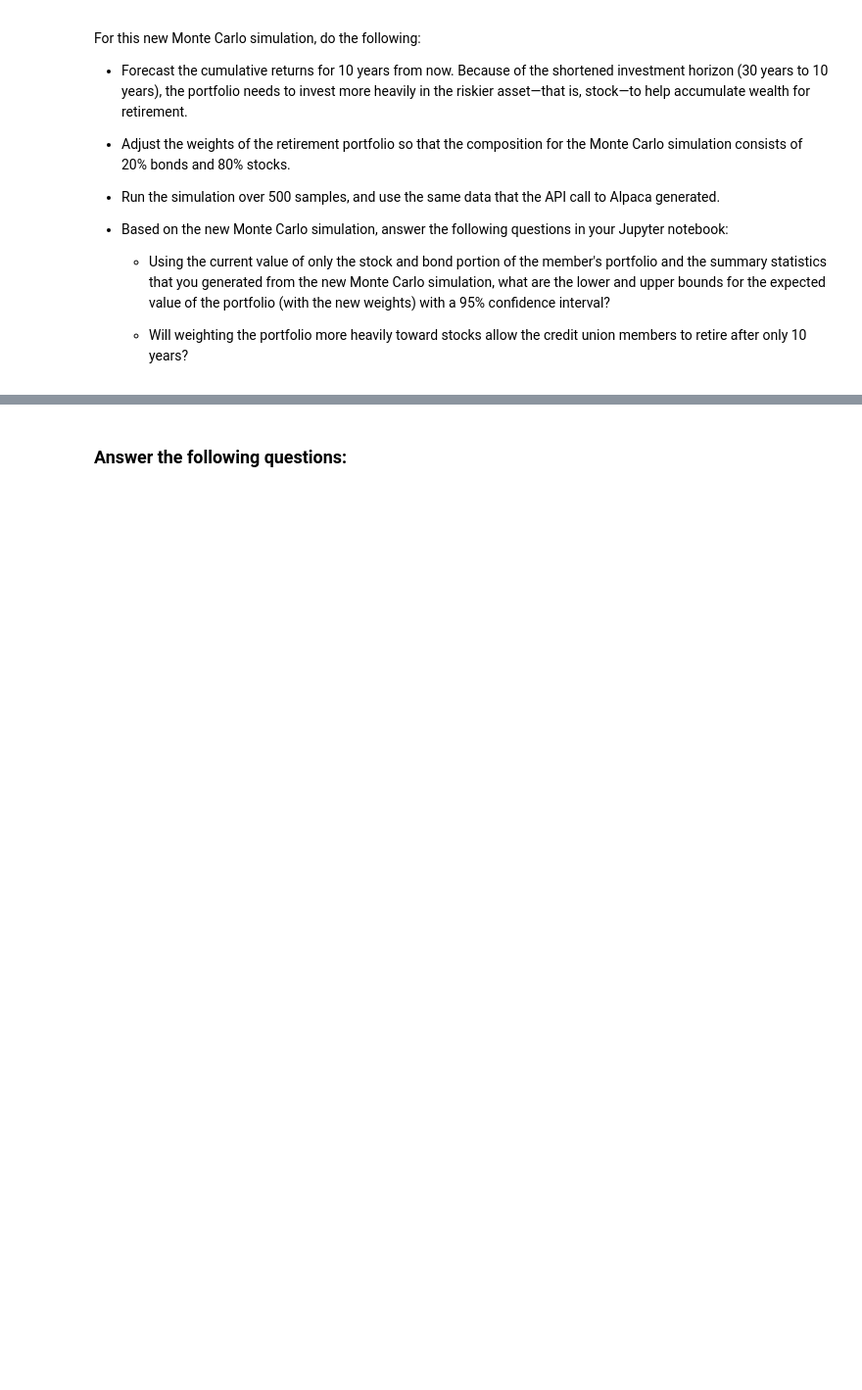
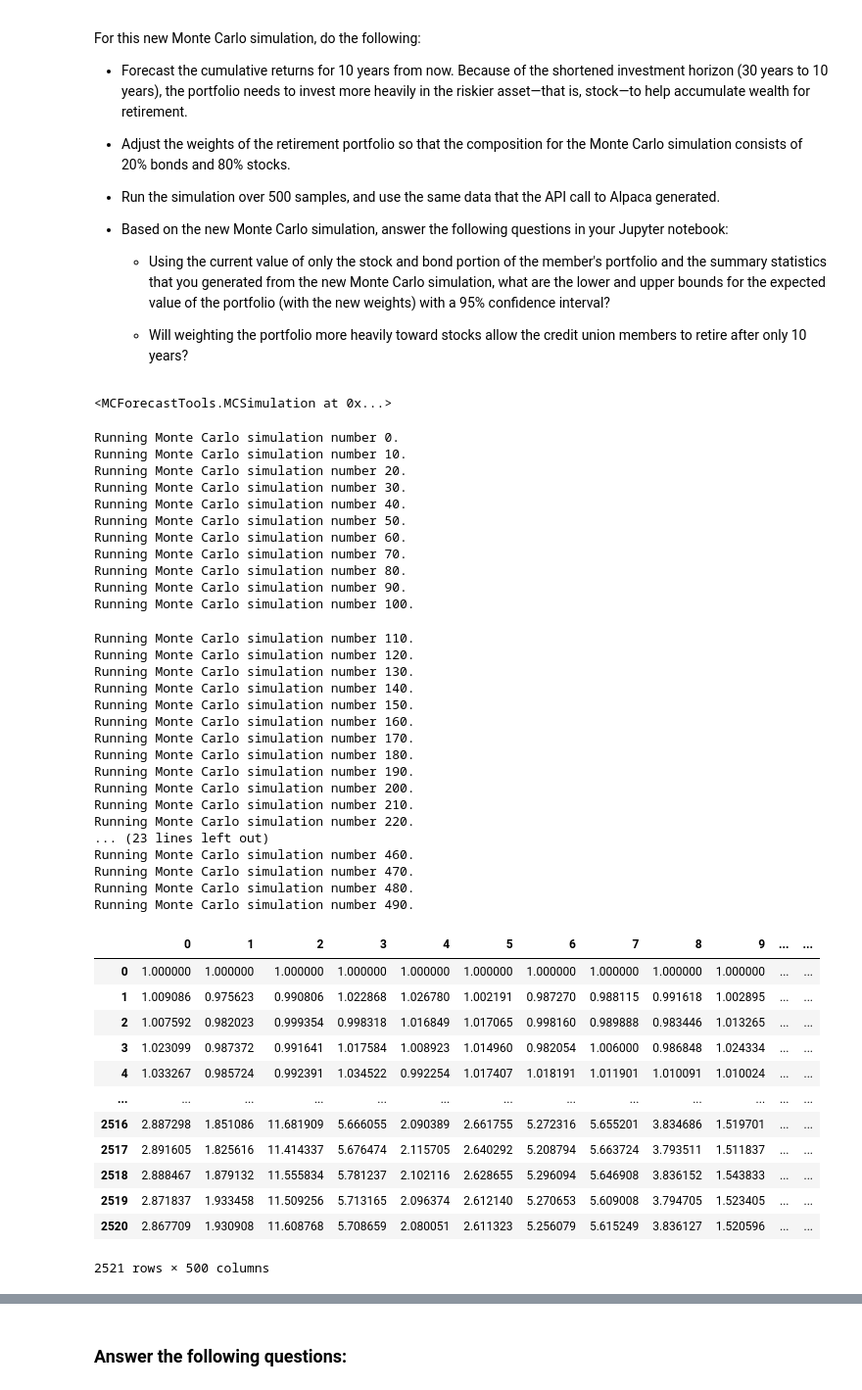
Before and after one commit to sterling-d/Financial-Simulations-Alpaca-API, a Jupyter notebook: Challenge_5_Code/financial_planning_tools.ipynb, the cells around one changed output, grey strips where cells are left out. Shown: that part at 98% size. Saved outputs shown, nothing was run; the diff lists cells and outputs as text; code cells hidden in the pictures; blank space fills up the shorter version.

```diff
--- a/Challenge_5_Code/financial_planning_tools.ipynb
+++ b/Challenge_5_Code/financial_planning_tools.ipynb
@@ -590,13 +657,64 @@ For this new Monte Carlo simulation, do the following:
 # Configure a Monte Carlo simulation to forecast 10 years cumulative returns
 # The weights should be split 20% to AGG and 80% to SPY.
 # Run 500 samples.
-# YOUR CODE HERE
+
+MC_ten_year = MCSimulation(
+    portfolio_data = prices_df,
+    weights = [.80,.20],
+    num_simulation = 500,
+    num_trading_days= 252 * 10)
 
 # Review the simulation input data
-# YOUR CODE HERE
+
+MC_ten_year
+# %% [output]
+<MCForecastTools.MCSimulation at 0x...>
 # %%
 # Run the Monte Carlo simulation to forecast 10 years cumulative returns
-# YOUR CODE HERE
+
+MC_ten_year.calc_cumulative_return()
+# %% [output]
+Running Monte Carlo simulation number 0.
+Running Monte Carlo simulation number 10.
+Running Monte Carlo simulation number 20.
+Running Monte Carlo simulation number 30.
+Running Monte Carlo simulation number 40.
+Running Monte Carlo simulation number 50.
+Running Monte Carlo simulation number 60.
+Running Monte Carlo simulation number 70.
+Running Monte Carlo simulation number 80.
+Running Monte Carlo simulation number 90.
+Running Monte Carlo simulation number 100.
+Running Monte Carlo simulation number 110.
+Running Monte Carlo simulation number 120.
+Running Monte Carlo simulation number 130.
+Running Monte Carlo simulation number 140.
+Running Monte Carlo simulation number 150.
+Running Monte Carlo simulation number 160.
+Running Monte Carlo simulation number 170.
+Running Monte Carlo simulation number 180.
+Running Monte Carlo simulation number 190.
+Running Monte Carlo simulation number 200.
+Running Monte Carlo simulation number 210.
+Running Monte Carlo simulation number 220.
+... (23 lines left out)
+Running Monte Carlo simulation number 460.
+Running Monte Carlo simulation number 470.
+Running Monte Carlo simulation number 480.
+Running Monte Carlo simulation number 490.
+|  | 0 | 1 | 2 | 3 | 4 | 5 | 6 | 7 | 8 | 9 | ... | ... |
+| 0 | 1.000000 | 1.000000 | 1.000000 | 1.000000 | 1.000000 | 1.000000 | 1.000000 | 1.000000 | 1.000000 | 1.000000 | ... | ... |
+| 1 | 1.009086 | 0.975623 | 0.990806 | 1.022868 | 1.026780 | 1.002191 | 0.987270 | 0.988115 | 0.991618 | 1.002895 | ... | ... |
+| 2 | 1.007592 | 0.982023 | 0.999354 | 0.998318 | 1.016849 | 1.017065 | 0.998160 | 0.989888 | 0.983446 | 1.013265 | ... | ... |
+| 3 | 1.023099 | 0.987372 | 0.991641 | 1.017584 | 1.008923 | 1.014960 | 0.982054 | 1.006000 | 0.986848 | 1.024334 | ... | ... |
+| 4 | 1.033267 | 0.985724 | 0.992391 | 1.034522 | 0.992254 | 1.017407 | 1.018191 | 1.011901 | 1.010091 | 1.010024 | ... | ... |
+| ... | ... | ... | ... | ... | ... | ... | ... | ... | ... | ... | ... | ... |
+| 2516 | 2.887298 | 1.851086 | 11.681909 | 5.666055 | 2.090389 | 2.661755 | 5.272316 | 5.655201 | 3.834686 | 1.519701 | ... | ... |
+| 2517 | 2.891605 | 1.825616 | 11.414337 | 5.676474 | 2.115705 | 2.640292 | 5.208794 | 5.663724 | 3.793511 | 1.511837 | ... | ... |
+| 2518 | 2.888467 | 1.879132 | 11.555834 | 5.781237 | 2.102116 | 2.628655 | 5.296094 | 5.646908 | 3.836152 | 1.543833 | ... | ... |
+| 2519 | 2.871837 | 1.933458 | 11.509256 | 5.713165 | 2.096374 | 2.612140 | 5.270653 | 5.609008 | 3.794705 | 1.523405 | ... | ... |
+| 2520 | 2.867709 | 1.930908 | 11.608768 | 5.708659 | 2.080051 | 2.611323 | 5.256079 | 5.615249 | 3.836127 | 1.520596 | ... | ... |
+2521 rows × 500 columns
 # %%
 # Visualize the 10-year Monte Carlo simulation by creating an
 # overlay line plot
```
Also changed, not shown: parts of 28 cells of this notebook.
